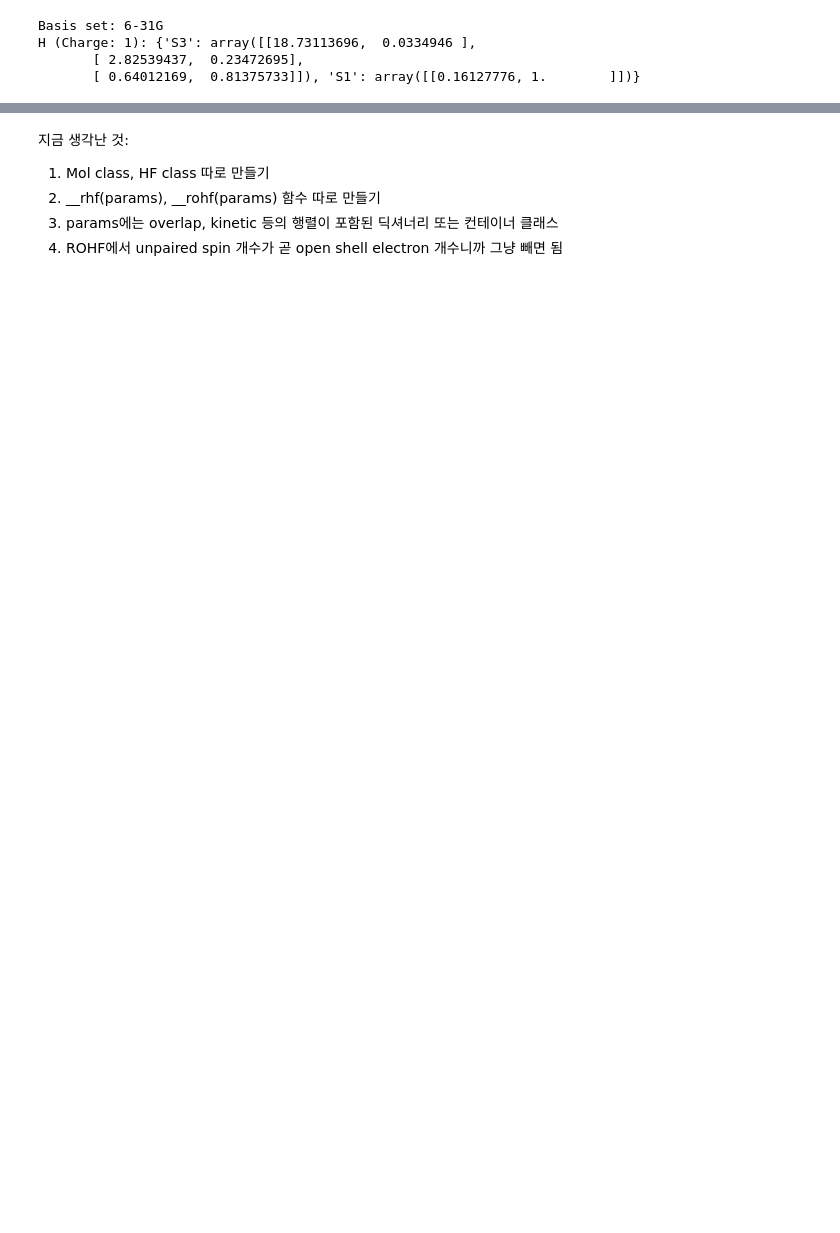
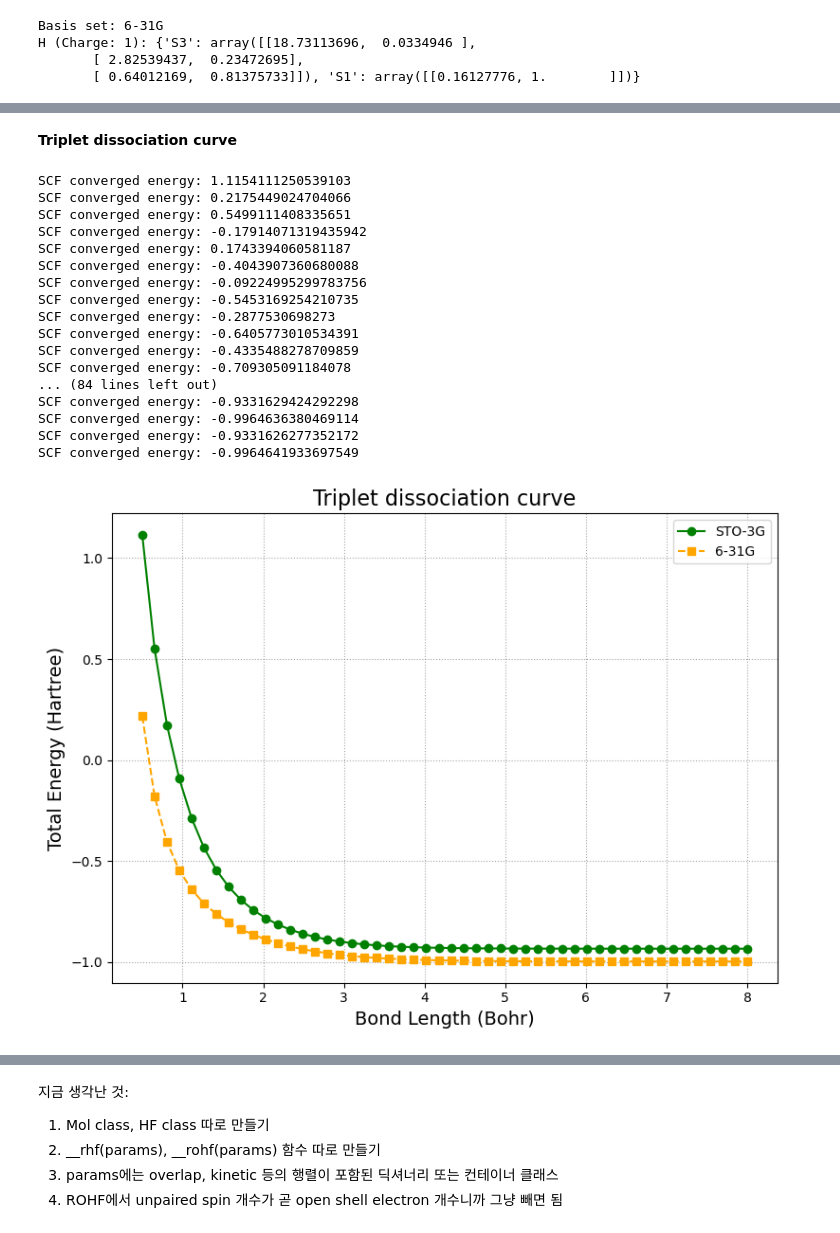
Before and after one commit to N384R/HartreeFock_20248198, a Jupyter notebook: hf_test.ipynb, the cells around one changed output, grey strips where cells are left out. Cells and saved outputs as stored; diff of their text form; code cells hidden in the pictures; blank space fills up the shorter version.

```diff
--- a/hf_test.ipynb
+++ b/hf_test.ipynb
@@ -51,0 +194,63 @@ SCF converged energy: 0.41964757956917276
+# %% [markdown]
+**Triplet dissociation curve**
+# %%
+import numpy as np
+import matplotlib.pyplot as plt
+from quantum_calculation.hartree_fock import HartreeFock
+
+# Generate bond length range
+bond_length = np.linspace(0.5, 8.0, 50)
+
+# Lists to store energies
+rhf_energy = []
+rohf_energy = []
+
+# Calculate energies for RHF and ROHF
+for r in bond_length:
+    H2 = f'H 0.0 0.0 0.0; H 0.0 0.0 {r}'
+
+    # RHF calculation with sto-3g basis
+    hf = HartreeFock(H2, 'sto-3g', spin=1)
+    hf.rohf()
+    rhf_energy.append(hf.energy_total)
+
+    # RHF calculation with 6-31g basis
+    hf = HartreeFock(H2, '6-31g', spin=1)
+    hf.rohf()
+    rohf_energy.append(hf.energy_total)
+
+plt.figure(figsize=(8, 6))
+
+# Plot the STO-3G and 6-31G energies with distinct styles
+plt.plot(bond_length, rhf_energy, label='STO-3G',
+         color='green', linestyle='-', marker='o', markersize=6)
+plt.plot(bond_length, rohf_energy, label='6-31G',
+         color='orange', linestyle='--', marker='s', markersize=6)
+
+plt.title('Triplet dissociation curve', fontsize=16)
+plt.xlabel('Bond Length (Bohr)', fontsize=14)
+plt.ylabel('Total Energy (Hartree)', fontsize=14)
+plt.grid(True, linestyle=':', color='gray', alpha=0.7)
+
+plt.legend()
+plt.tight_layout()
+plt.show()
+# %% [output]
+SCF converged energy: 1.1154111250539103
+SCF converged energy: 0.2175449024704066
+SCF converged energy: 0.5499111408335651
+SCF converged energy: -0.17914071319435942
+SCF converged energy: 0.1743394060581187
+SCF converged energy: -0.4043907360680088
+SCF converged energy: -0.09224995299783756
+SCF converged energy: -0.5453169254210735
+SCF converged energy: -0.2877530698273
+SCF converged energy: -0.6405773010534391
+SCF converged energy: -0.4335488278709859
+SCF converged energy: -0.709305091184078
+... (84 lines left out)
+SCF converged energy: -0.9331629424292298
+SCF converged energy: -0.9964636380469114
+SCF converged energy: -0.9331626277352172
+SCF converged energy: -0.9964641933697549
+[figure, added]
```
Also changed, not shown: parts of 12 cells of this notebook, 3 other files.
